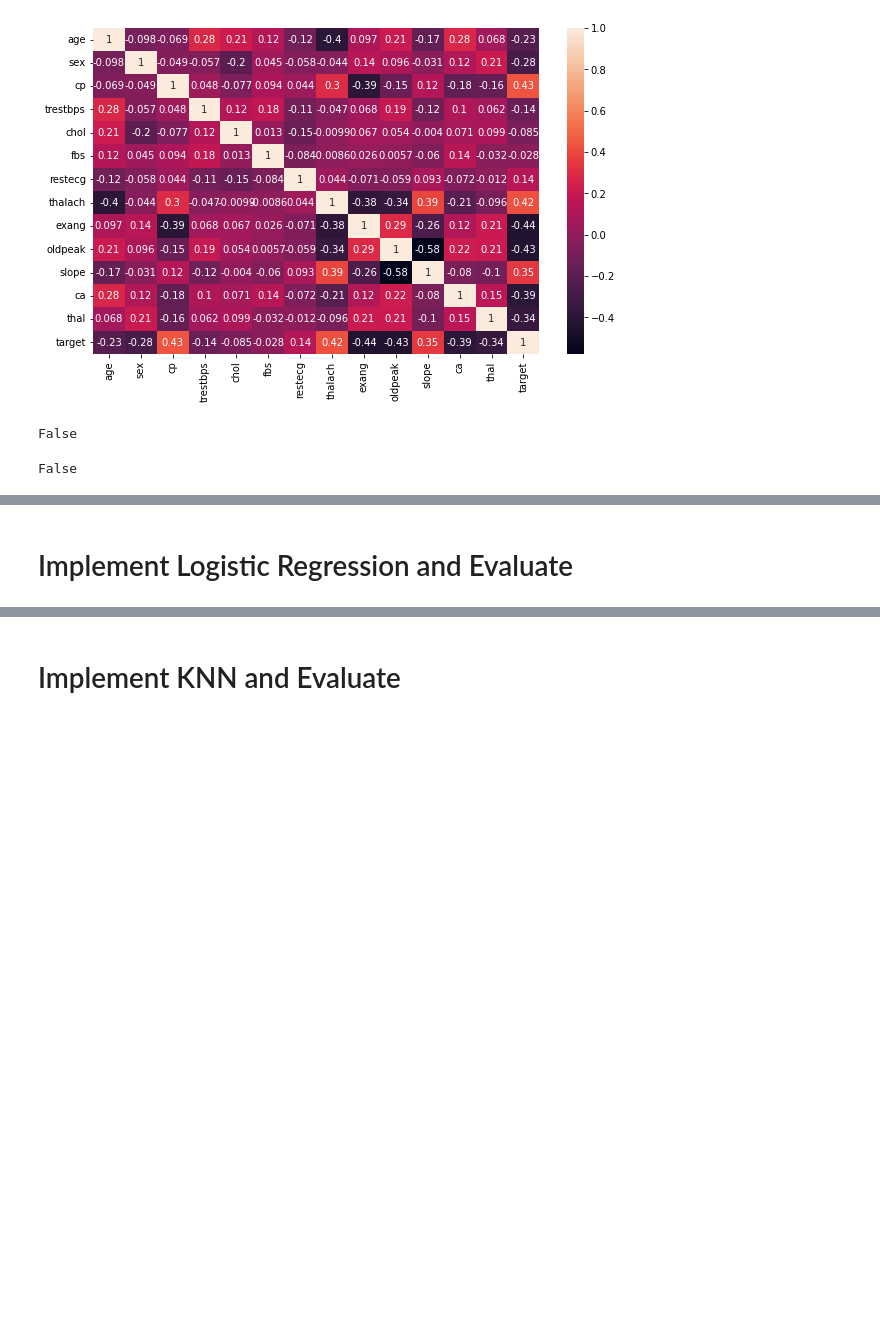
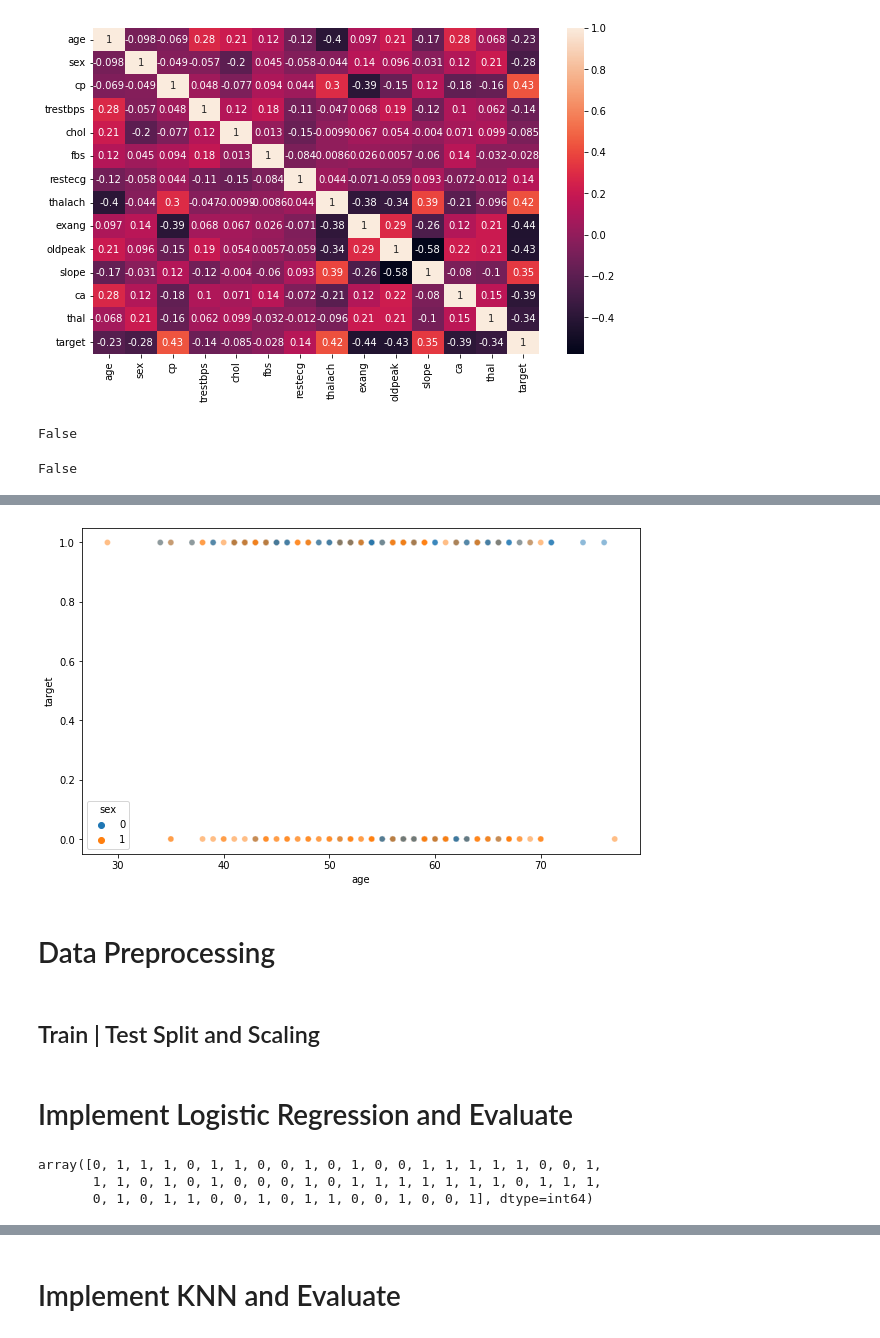
Before and after one commit to frkks/Data-Sc-ence, a Jupyter notebook: Machine Learning/Assigments/ML - Assigment-2 (Heart Stroke Prediction)(ML 1022 EU)/Heart_Stroke_Prediction_lab.ipynb, the cells around one changed output, grey strips where cells are left out. Cells and saved outputs as stored; diff of their text form; code cells hidden in the pictures; blank space fills up the shorter version.

```diff
--- a/Machine Learning/Assigments/ML - Assigment-2 (Heart Stroke Prediction)(ML 1022 EU)/Heart_Stroke_Prediction_lab.ipynb
+++ b/Machine Learning/Assigments/ML - Assigment-2 (Heart Stroke Prediction)(ML 1022 EU)/Heart_Stroke_Prediction_lab.ipynb
@@ -143,0 +150,8 @@ False
+# %%
+sns.scatterplot(x='age', y='target', data=df, hue='sex', alpha=0.5);
+# %% [output]
+[figure, added]
+# %% [markdown]
+# Data Preprocessing
+# %% [markdown]
+## Train | Test Split and Scaling
@@ -145,0 +177,8 @@ False
+# %%
+log_model.fit(X_train_scaled,y_train)
+y_pred = log_model.predict(X_test_scaled)
+y_pred
+# %% [output]
+array([0, 1, 1, 1, 0, 1, 1, 0, 0, 1, 0, 1, 0, 0, 1, 1, 1, 1, 1, 0, 0, 1,
+       1, 1, 0, 1, 0, 1, 0, 0, 0, 1, 0, 1, 1, 1, 1, 1, 1, 1, 0, 1, 1, 1,
+       0, 1, 0, 1, 1, 0, 0, 1, 0, 1, 1, 0, 0, 1, 0, 0, 1], dtype=int64)
```
Also changed, not shown: parts of 125 cells of this notebook, 13 other files.
